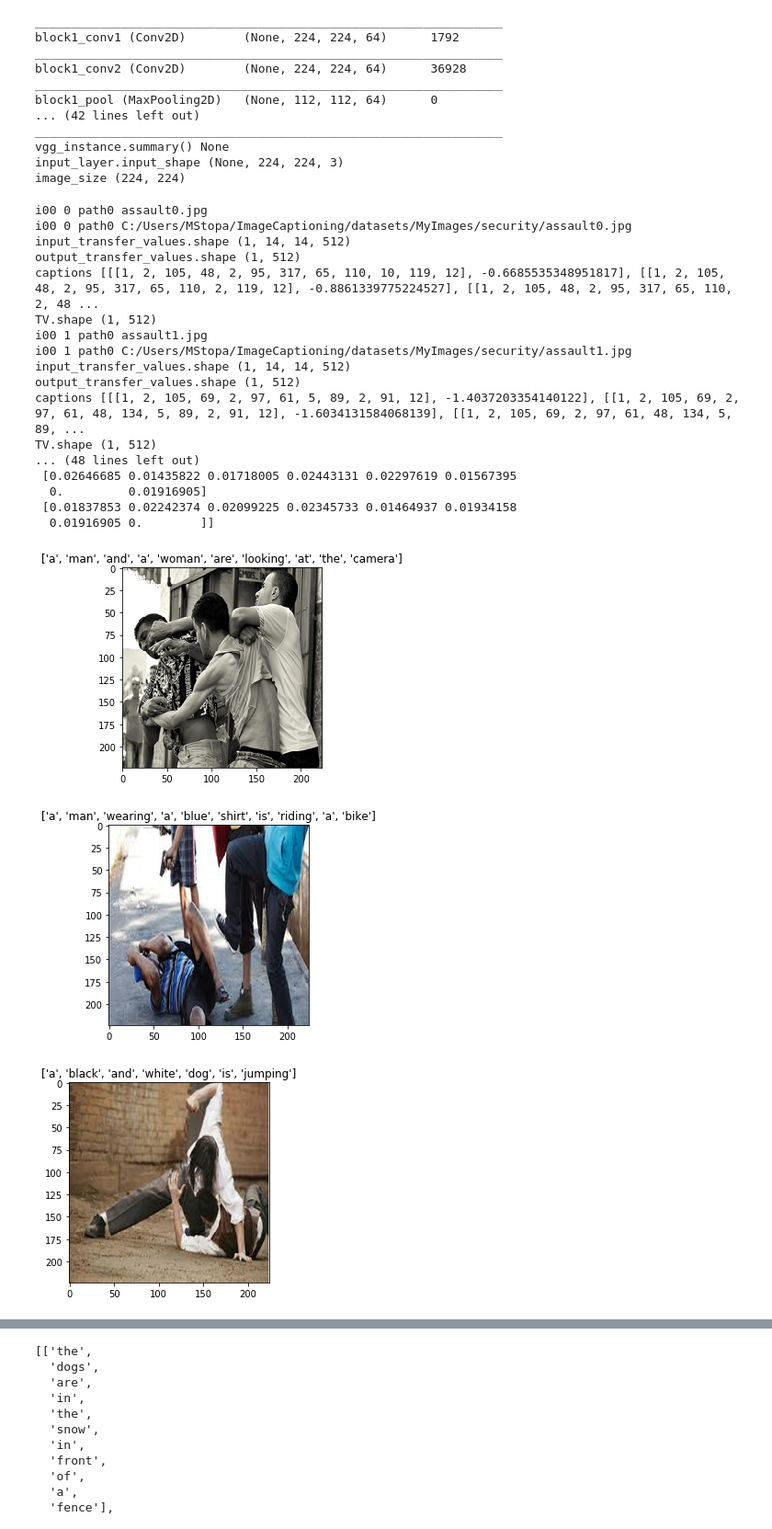
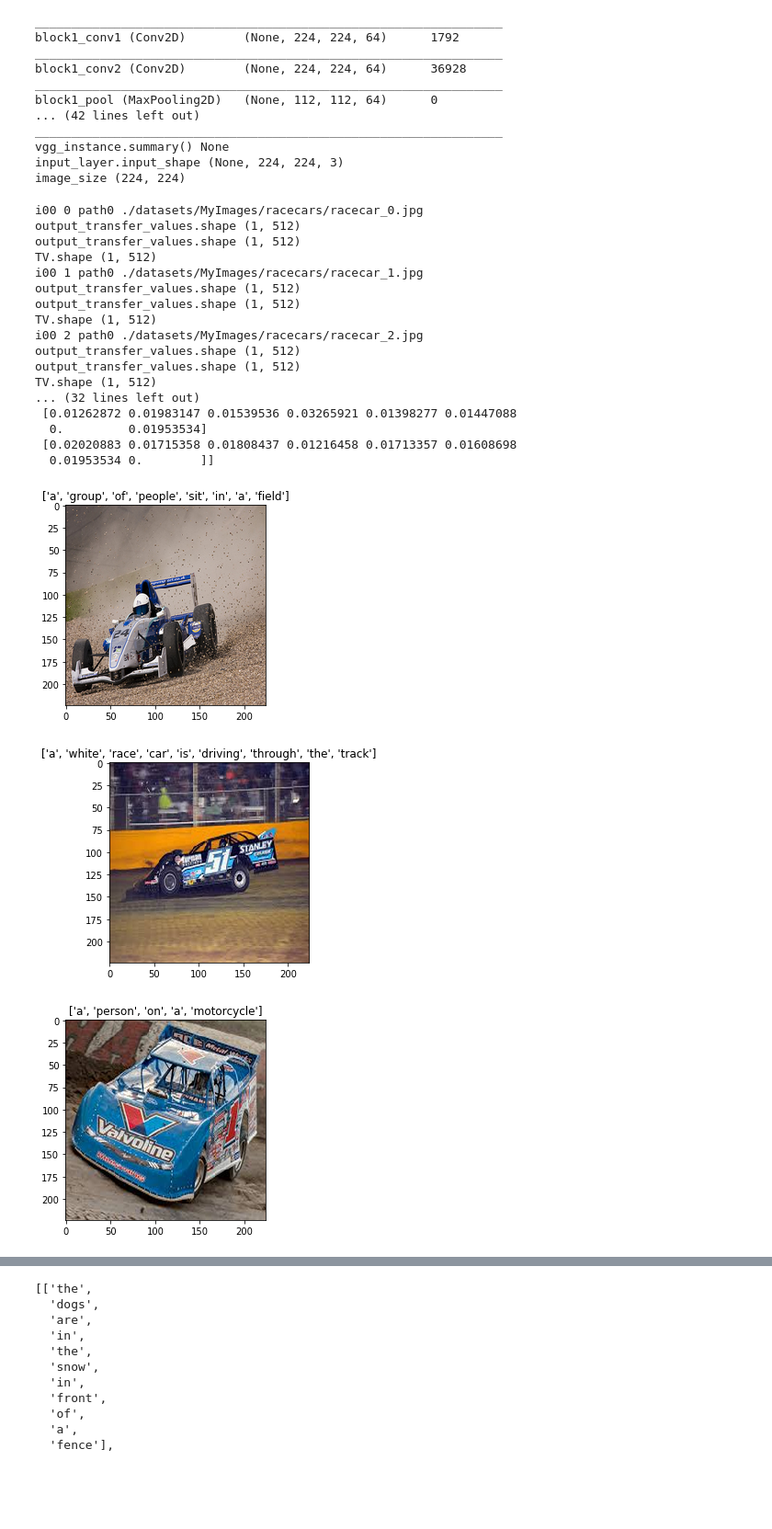
Before and after one commit to mpstopa/ImageCap, a Jupyter notebook: evaluation.ipynb, the cells around one changed output, grey strips where cells are left out. Shown at 92% size. Cells and saved outputs as stored; diff of their text form; code cells hidden in the pictures; blank space fills up the shorter version.

```diff
--- a/evaluation.ipynb
+++ b/evaluation.ipynb
@@ -118,10 +118,12 @@ else:
 # test_filenames_with_all_captions = \
 # flickr8k_parse.generate_set(test_txt_path,filenames_with_all_captions,config.PATH.IMG_PATH)
 
-file1="C:/Users/MStopa/ImageCaptioning/datasets/MyImages/security/assault_files.txt"
-# file1="C:/Users/MStopa/ImageCaptioning/datasets/MyImages/racecar_files.txt"
-#file1="C:/Users/MStopa/ImageCaptioning/datasets/Flickr8k/annotations/Flickr_8k.testImages.txt"
-# file1="C:/Users/MStopa/ImageCaptioning/datasets/MyImages/brown_dog_files.txt"
+# file1="./datasets/MyImages/security/assault_files.txt"
+file1="./datasets/MyImages/racecar_files.txt"
+# file1="./datasets/Flickr8k/annotations/Flickr_8k.testImages.txt"
+# file1="./datasets/MyImages/brown_dog_files.txt"
+
+# file1 is a txt file with the names of test jpg files to be processed
 with open (file1, "r") as test_files:
     t_files=test_files.read().splitlines()
 
@@ -131,10 +133,9 @@ TVa=np.zeros((n_images,512))
 distance=np.zeros((n_images,n_images))
 for i00 in range (n_start,n_start+n_images):
     i01=i00-n_start
-    path0=t_files[i00]
-    print("i00",i00,"path0",path0)
-#    path0='C:/Users/MStopa/ImageCaptioning/datasets/Flickr8k/Images/' + path0
-    path0='C:/Users/MStopa/ImageCaptioning/datasets/MyImages/security/' + path0
+    path0=t_files[i00] # t_files are the names of the test files (jpg)
+#    path0='./datasets/Flickr8k/Images/' + path0
+    path0='./datasets/MyImages/racecars/' + path0
     print("i00",i00,"path0",path0)
     result0, probs0, weights0, TV = predict.generate_caption(path0,VGG_image_size,decoder_model, \
                                        VGG_transfer_model, \
@@ -146,7 +147,7 @@ for i00 in range (n_start,n_start+n_images):
     plt.title(result0[0])
     img = image_preprocessing.image_preprocessing(path0, VGG_image_size)
     plt.imshow(img)
-    picout='./datasets/MyImages/security/' + 'assault_labelled' + str(i00)
+    picout='./datasets/MyImages/racecars/' + 'assault_labelled' + str(i00)
     plt.savefig(picout)
 #    plt.show()
 
@@ -159,64 +160,57 @@ plt.figure(42,figsize=(12,11))
 plt.pcolormesh(distance,cmap='afmhot')
 plt.colorbar()
 plt.show(42)
-hold=input('wait')
 
-path0 = 'C:/Users/MStopa/ImageCaptioning/datasets/Flickr8k/Images/240696675_7d05193aa0.jpg'
-path1 = 'C:/Users/MStopa/ImageCaptioning/datasets/MyImages/311146855_0b65fdb169.jpg'
-# path1 = 'C:/Users/MStopa/ImageCaptioning/datasets/MyImages/KM_girl1b.jpg'
-# path1 = 'C:/Users/MStopa/ImageCaptioning/datasets/MyImages/golf1.jpg'
-# path1 = 'C:/Users/MStopa/ImageCaptioning/datasets/MyImages/ChattyFeet.jpg'
-# path1 = 'C:/Users/MStopa/ImageCaptioning/datasets/MyImages/Picasso1.jpg'
-# path1 = 'C:/Users/MStopa/ImageCaptioning/datasets/MyImages/skiing1.jpg'
-# path1 = 'C:/Users/MStopa/ImageCaptioning/datasets/MyImages/soccer1.jpg'
-# path1 = 'C:/Users/MStopa/ImageCaptioning/datasets/MyImages/ToothBrushing.jpg'
-# path = 'C:/Users/MStopa/ImageCaptioning/datasets/MyImages/beach_shot_224_224.jpg'
-# path = 'C:/Users/MStopa/ImageCaptioning/datasets/MyImages/99679241_adc853a5c0.jpg'
+path0 = './datasets/Flickr8k/Images/240696675_7d05193aa0.jpg'
+path1 = './datasets/Flickr8k/Images/2994179598_a45c2732b5.jpg'
 
+
+# some testing code
+#
 # x0=image_preprocessing.image_preprocessing(path0,VGG_image_size)
 # y0 = np.expand_dims(x0, axis=0)
 # z0 = VGG_transfer_model.predict(y0)
 # x1=image_preprocessing.image_preprocessing(path,VGG_image_size)
 # y1 = np.expand_dims(x1, axis=0)
 # z1 = VGG_transfer_model.predict(y1)
 
 # for i in range (4096):
 #     print("i",i,"z0[0,i]",z0[0,i],"z1[0,i]",z1[0,i])
 
 result0 = predict.generate_caption(path0,
                                   VGG_image_size,
                                   decoder_model,
                                   VGG_transfer_model,
                                   train_vocab,
                                   beam_size=beam_size,
                                   attn=config.ATTENTION,
                                   get_weights=get_weights)
 result1 = predict.generate_caption(path1,
                                   VGG_image_size,
                                   decoder_model,
                                   VGG_transfer_model,
                                   train_vocab,
                                   beam_size=beam_size,
                                   attn=config.ATTENTION,
                                   get_weights=get_weights)
 # %% [output]
-i00 0 path0 assault0.jpg
-i00 0 path0 C:/Users/MStopa/ImageCaptioning/datasets/MyImages/security/assault0.jpg
-input_transfer_values.shape (1, 14, 14, 512)
+i00 0 path0 ./datasets/MyImages/racecars/racecar_0.jpg
 output_transfer_values.shape (1, 512)
-captions [[[1, 2, 105, 48, 2, 95, 317, 65, 110, 10, 119, 12], -0.6685535348951817], [[1, 2, 105, 48, 2, 95, 317, 65, 110, 2, 119, 12], -0.8861339775224527], [[1, 2, 105, 48, 2, 95, 317, 65, 110, 2, 48 ...
+output_transfer_values.shape (1, 512)
 TV.shape (1, 512)
-i00 1 path0 assault1.jpg
-i00 1 path0 C:/Users/MStopa/ImageCaptioning/datasets/MyImages/security/assault1.jpg
-input_transfer_values.shape (1, 14, 14, 512)
+i00 1 path0 ./datasets/MyImages/racecars/racecar_1.jpg
 output_transfer_values.shape (1, 512)
-captions [[[1, 2, 105, 69, 2, 97, 61, 5, 89, 2, 91, 12], -1.4037203354140122], [[1, 2, 105, 69, 2, 97, 61, 48, 134, 5, 89, 2, 91, 12], -1.6034131584068139], [[1, 2, 105, 69, 2, 97, 61, 48, 134, 5, 89, ...
+output_transfer_values.shape (1, 512)
 TV.shape (1, 512)
-... (48 lines left out)
- [0.02646685 0.01435822 0.01718005 0.02443131 0.02297619 0.01567395
-  0.         0.01916905]
- [0.01837853 0.02242374 0.02099225 0.02345733 0.01464937 0.01934158
-  0.01916905 0.        ]]
+i00 2 path0 ./datasets/MyImages/racecars/racecar_2.jpg
+output_transfer_values.shape (1, 512)
+output_transfer_values.shape (1, 512)
+TV.shape (1, 512)
+... (32 lines left out)
+ [0.01262872 0.01983147 0.01539536 0.03265921 0.01398277 0.01447088
+  0.         0.01953534]
+ [0.02020883 0.01715358 0.01808437 0.01216458 0.01713357 0.01608698
+  0.01953534 0.        ]]
-[figure, old version]
+[figure, new version]
-[figure, old version]
+[figure, new version]
-[figure, old version]
+[figure, new version]
```
Also changed, not shown: parts of 11 cells of this notebook.
